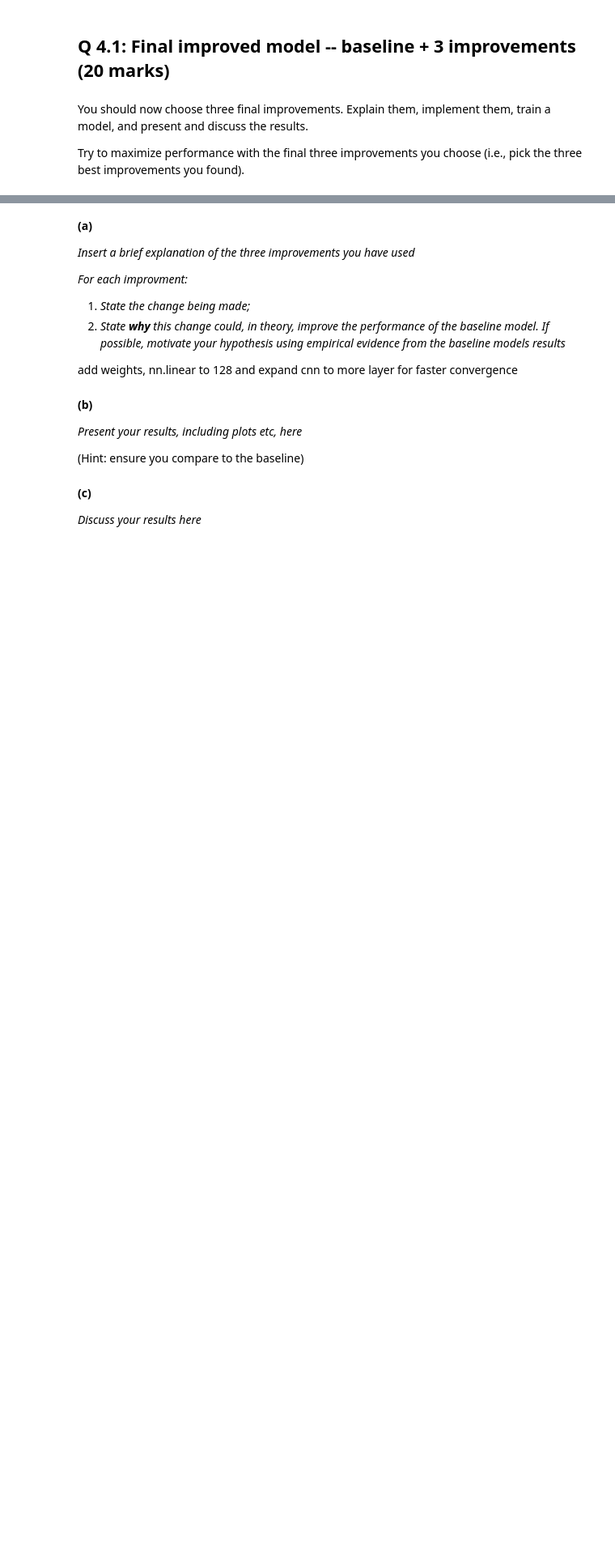
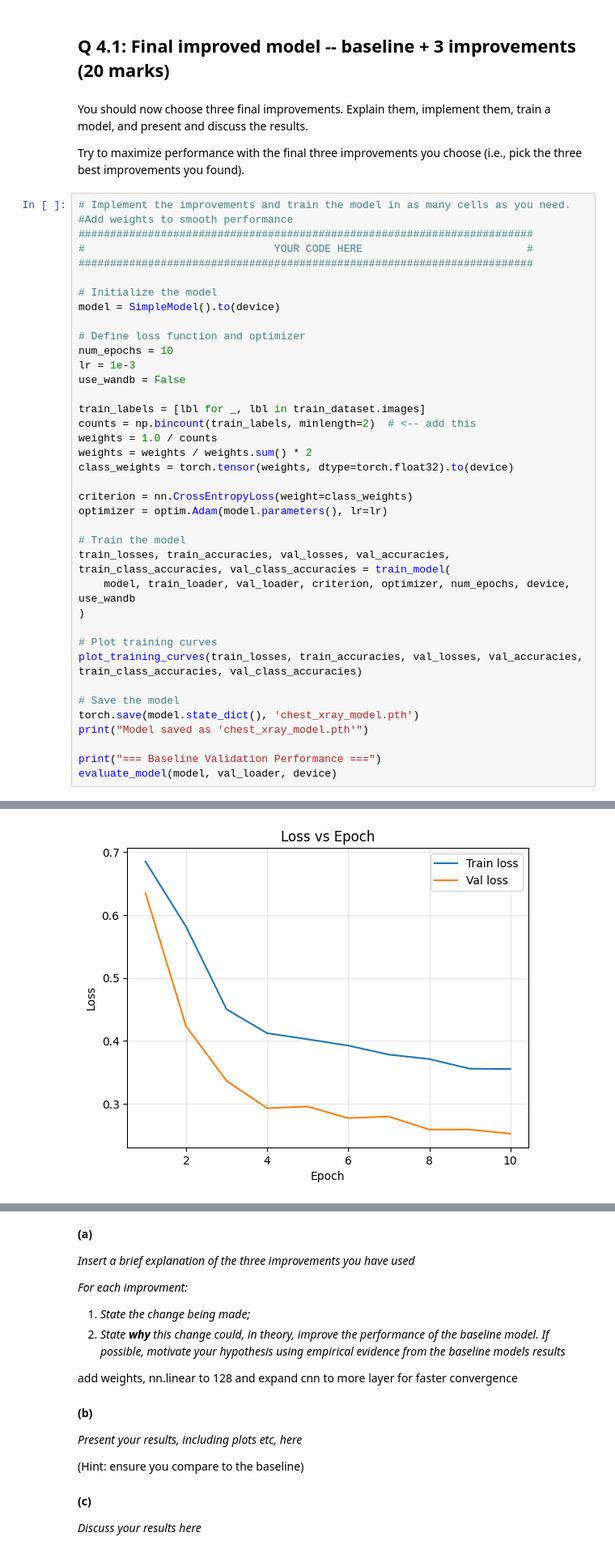
Before and after one commit to robotics-hana/deeplearning, a Jupyter notebook: COMP0188_CW1_Questions.ipynb, the cells around one changed output, grey strips where cells are left out. Shown: that part at 81% size. Cells and saved outputs as stored; diff of their text form; blank space fills up the shorter version.

```diff
--- a/COMP0188_CW1_Questions.ipynb
+++ b/COMP0188_CW1_Questions.ipynb
@@ -807,3 +807,42 @@ Tips:
 You should now choose three final improvements. Explain them, implement them, train a model, and present and discuss the results.
 
 Try to maximize performance with the final three improvements you choose (i.e., pick the three best improvements you found).
+# %%
+# Implement the improvements and train the model in as many cells as you need.
+#Add weights to smooth performance
+########################################################################
+#                              YOUR CODE HERE                          #
+########################################################################
+
+# Initialize the model
+model = SimpleModel().to(device)
+
+# Define loss function and optimizer
+num_epochs = 10
+lr = 1e-3
+use_wandb = False
+
+train_labels = [lbl for _, lbl in train_dataset.images]
+counts = np.bincount(train_labels, minlength=2)  # <-- add this
+weights = 1.0 / counts
+weights = weights / weights.sum() * 2
+class_weights = torch.tensor(weights, dtype=torch.float32).to(device)
+
+criterion = nn.CrossEntropyLoss(weight=class_weights)
+optimizer = optim.Adam(model.parameters(), lr=lr)
+
+# Train the model
+train_losses, train_accuracies, val_losses, val_accuracies, train_class_accuracies, val_class_accuracies = train_model(
+    model, train_loader, val_loader, criterion, optimizer, num_epochs, device, use_wandb
+)
+
+# Plot training curves
+plot_training_curves(train_losses, train_accuracies, val_losses, val_accuracies, train_class_accuracies, val_class_accuracies)
+
+# Save the model
+torch.save(model.state_dict(), 'chest_xray_model.pth')
+print("Model saved as 'chest_xray_model.pth'")
+
+print("=== Baseline Validation Performance ===")
+evaluate_model(model, val_loader, device)
+# %% [output]
@@ -809,0 +879 @@ Try to maximize performance with the final three improvements you choose (i.e.,
+[figure, added]
```
Also changed, not shown: parts of 5 cells of this notebook.
